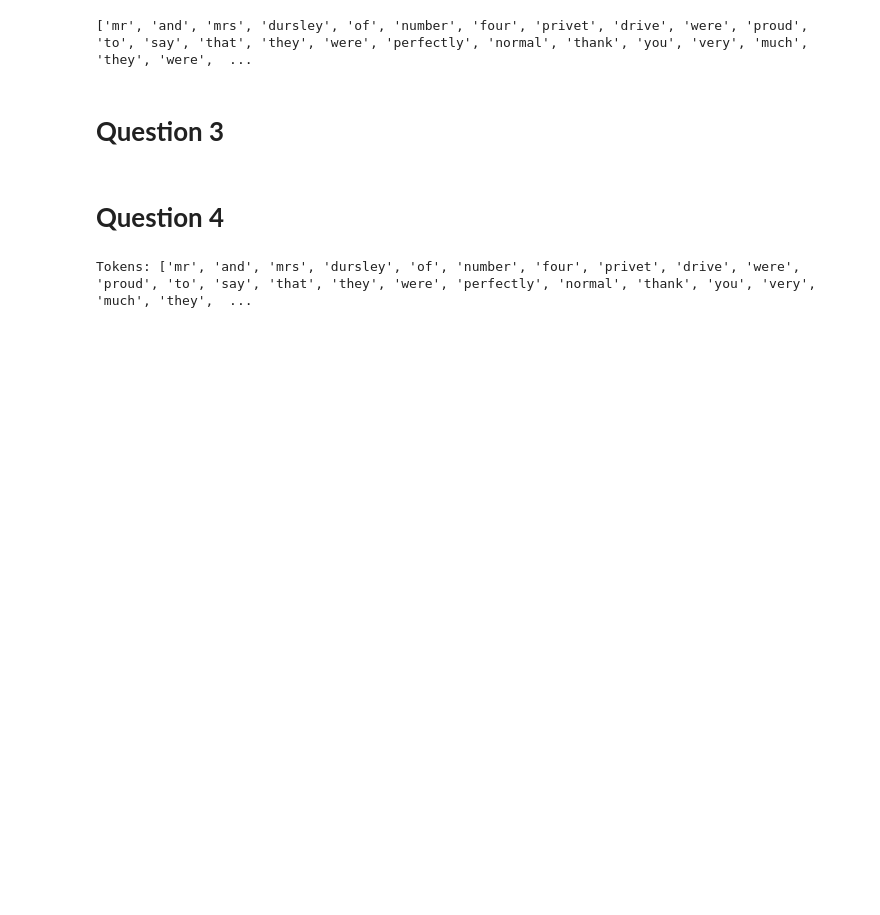
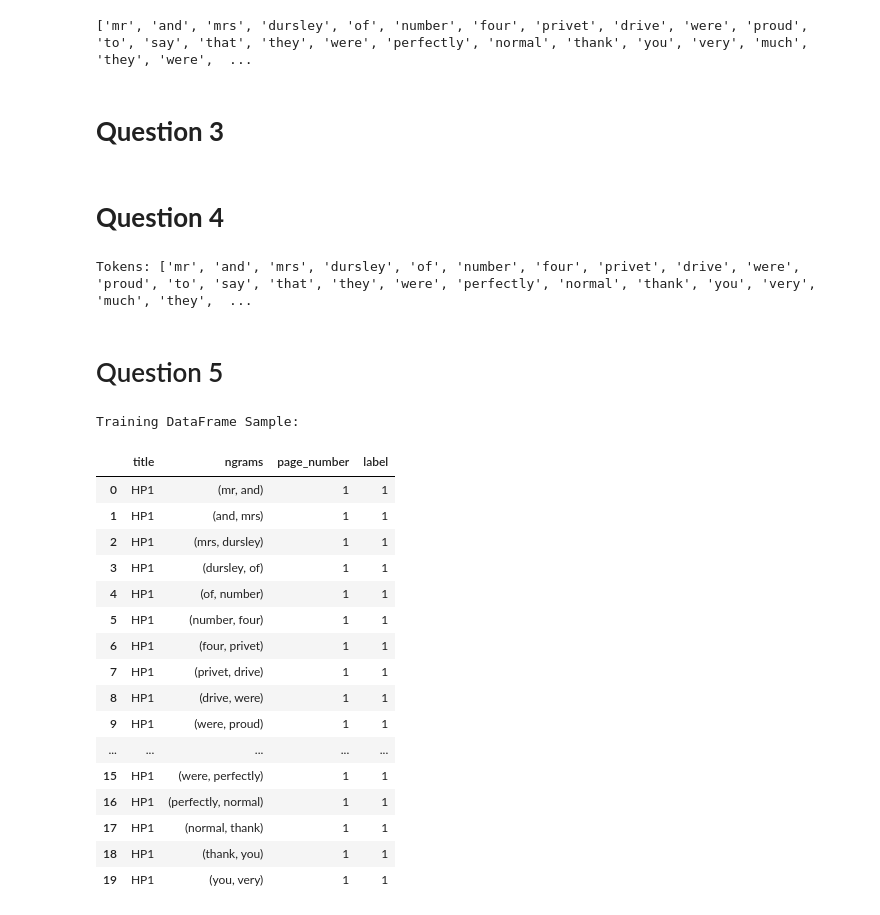
Before and after one commit to OShagHennessy/NLP-Lab-2, a Jupyter notebook: Part1&2.ipynb, the cells around one changed output. Cells and saved outputs as stored; diff of their text form; code cells hidden in the pictures; blank space fills up the shorter version.

```diff
--- a/Part1&2.ipynb
+++ b/Part1&2.ipynb
@@ -21,5 +22,5 @@ True
 # %%
-input_file_path = "HP1.txt"
+input_file_path = "harry_potter(1)\\HP1.txt"
 
 # Function to clean and split text
 def clean_and_split_text(file_path):
@@ -65,3 +66,5 @@ print("Tokens:", tokens)
 print("Bigrams:", bigrams)
 # %% [output]
 Tokens: ['mr', 'and', 'mrs', 'dursley', 'of', 'number', 'four', 'privet', 'drive', 'were', 'proud', 'to', 'say', 'that', 'they', 'were', 'perfectly', 'normal', 'thank', 'you', 'very', 'much', 'they',  ...
+# %% [markdown]
+# Question 5
@@ -67,0 +160,22 @@ Tokens: ['mr', 'and', 'mrs', 'dursley', 'of', 'number', 'four', 'privet', 'drive
+# %%
+print("Training DataFrame Sample:")
+train_df.head(20)
+# %% [output]
+Training DataFrame Sample:
+|  | title | ngrams | page_number | label |
+| 0 | HP1 | (mr, and) | 1 | 1 |
+| 1 | HP1 | (and, mrs) | 1 | 1 |
+| 2 | HP1 | (mrs, dursley) | 1 | 1 |
+| 3 | HP1 | (dursley, of) | 1 | 1 |
+| 4 | HP1 | (of, number) | 1 | 1 |
+| 5 | HP1 | (number, four) | 1 | 1 |
+| 6 | HP1 | (four, privet) | 1 | 1 |
+| 7 | HP1 | (privet, drive) | 1 | 1 |
+| 8 | HP1 | (drive, were) | 1 | 1 |
+| 9 | HP1 | (were, proud) | 1 | 1 |
+| ... | ... | ... | ... | ... |
+| 15 | HP1 | (were, perfectly) | 1 | 1 |
+| 16 | HP1 | (perfectly, normal) | 1 | 1 |
+| 17 | HP1 | (normal, thank) | 1 | 1 |
+| 18 | HP1 | (thank, you) | 1 | 1 |
+| 19 | HP1 | (you, very) | 1 | 1 |
```
Also changed, not shown: parts of 8 cells of this notebook, 1 other file.
